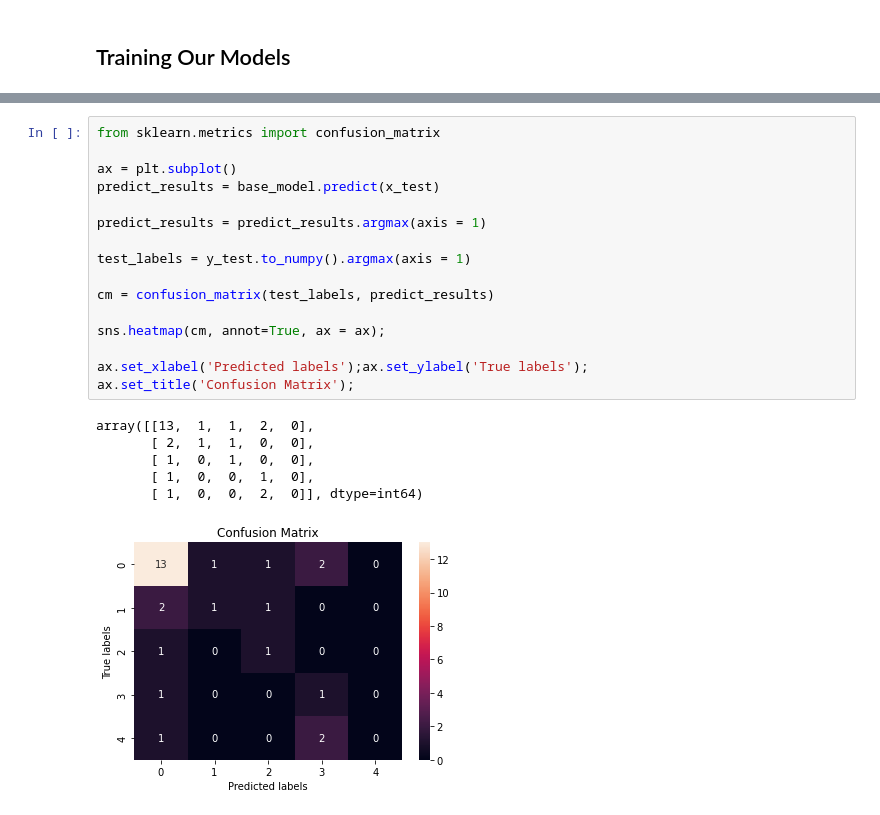
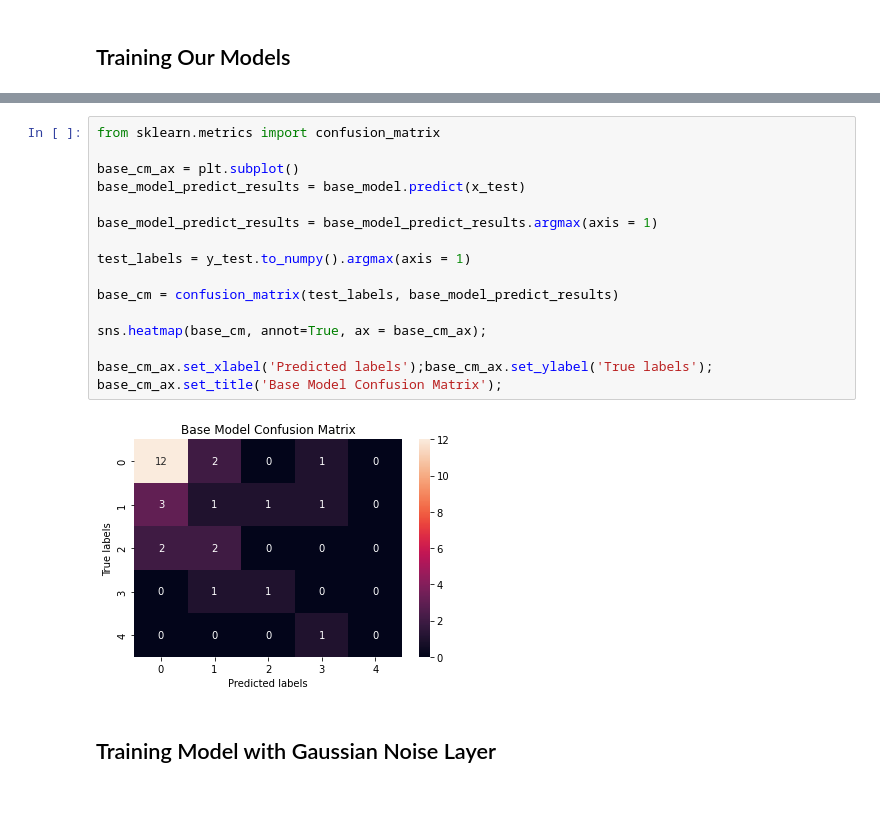
Before and after one commit to Meivenkatkumar/ensembledetection, a Jupyter notebook: ann/ann.ipynb, the cells around one changed output, grey strips where cells are left out. Drawn from its saved outputs; the diff is of its cells as text.

```diff
--- a/ann/ann.ipynb
+++ b/ann/ann.ipynb
@@ -427,23 +427,20 @@ Accuracy   :  0.57
 # %%
 from sklearn.metrics import confusion_matrix
 
-ax = plt.subplot()
-predict_results = base_model.predict(x_test)
+base_cm_ax = plt.subplot()
+base_model_predict_results = base_model.predict(x_test)
 
-predict_results = predict_results.argmax(axis = 1)
+base_model_predict_results = base_model_predict_results.argmax(axis = 1)
 
 test_labels = y_test.to_numpy().argmax(axis = 1)
 
-cm = confusion_matrix(test_labels, predict_results)
+base_cm = confusion_matrix(test_labels, base_model_predict_results)
 
-sns.heatmap(cm, annot=True, ax = ax);
+sns.heatmap(base_cm, annot=True, ax = base_cm_ax);
 
-ax.set_xlabel('Predicted labels');ax.set_ylabel('True labels');
-ax.set_title('Confusion Matrix');
+base_cm_ax.set_xlabel('Predicted labels');base_cm_ax.set_ylabel('True labels');
+base_cm_ax.set_title('Base Model Confusion Matrix');
 # %% [output]
-array([[13,  1,  1,  2,  0],
-       [ 2,  1,  1,  0,  0],
-       [ 1,  0,  1,  0,  0],
-       [ 1,  0,  0,  1,  0],
-       [ 1,  0,  0,  2,  0]], dtype=int64)
-[figure, old version]
+[figure, new version]
+# %% [markdown]
+## Training Model with Gaussian Noise Layer
```
Also changed, not shown: parts of 22 cells of this notebook.
